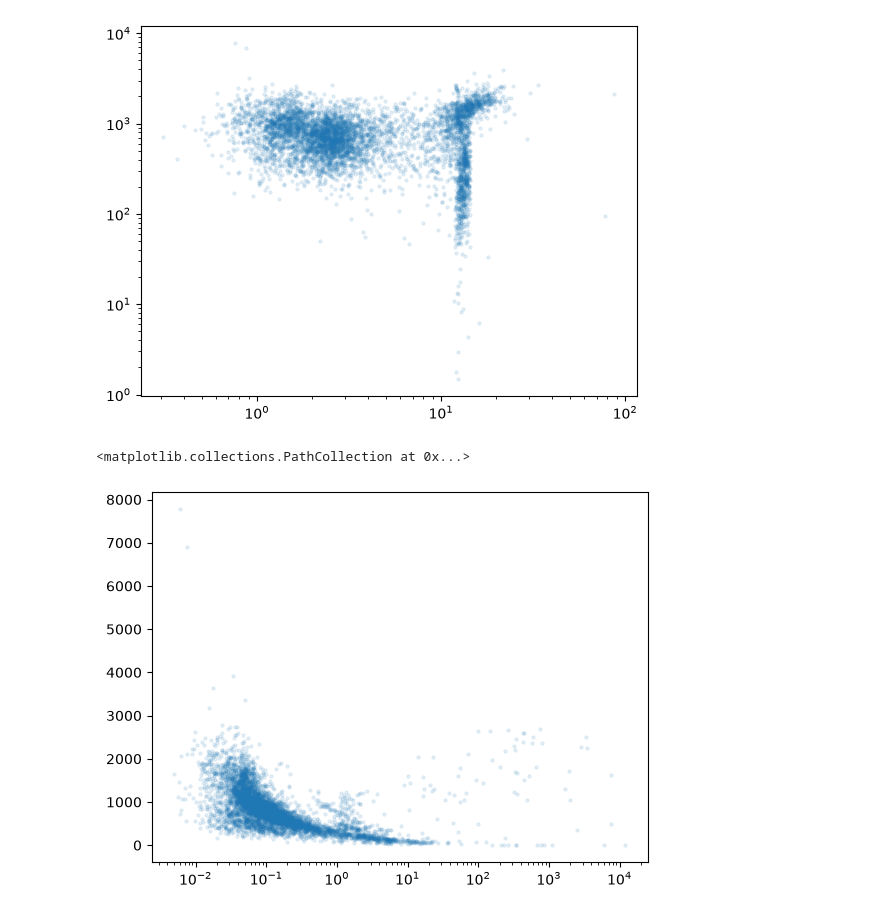
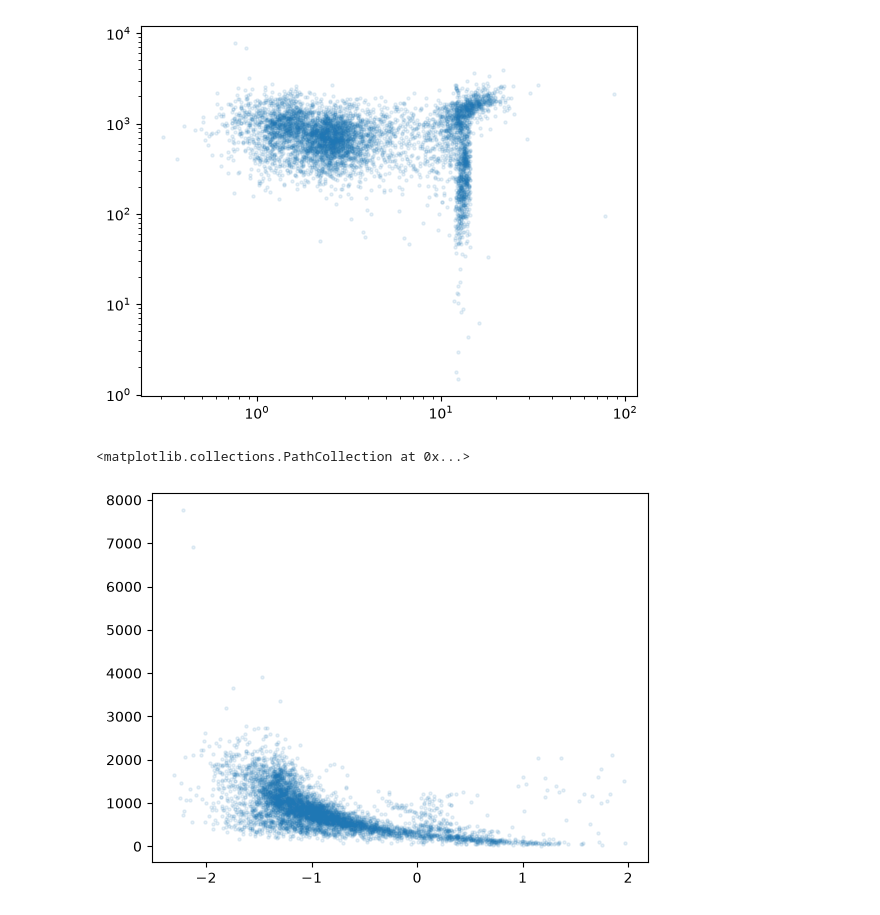
Before and after one commit to C00299231/DataScProject, a Jupyter notebook: clusteringTest.ipynb, the cells around one changed output. Drawn from its saved outputs; the diff is of its cells as text; code cells hidden in the pictures.

```diff
--- a/clusteringTest.ipynb
+++ b/clusteringTest.ipynb
@@ -75,15 +75,17 @@ plt.scatter(x, y, alpha=0.1, s=5)
 <matplotlib.collections.PathCollection at 0x...>
 [figure]
 # %%
-# removeOutliers = df["pl_orb_semimajor_axis"] < 1.0
-# d = df[removeOutliers]
-x = df["pl_orb_semimajor_axis"]
-y = df["pl_temp"]
+import numpy as np
+removeOutliers = df["pl_orb_semimajor_axis"] < 100.0
+d = df[removeOutliers]
+d["smaxis_log"] = np.log10(df["pl_orb_semimajor_axis"])
+x = d["smaxis_log"]
+y = d["pl_temp"]
 
 p = plt.figure()
-plt.xscale("log")
+#plt.xscale("log")
 plt.scatter(x, y, alpha=0.1, s=5)
 # %% [output]
 <matplotlib.collections.PathCollection at 0x...>
-[figure, old version]
+[figure, new version]
 # %%
```
Also changed, not shown: parts of 2 cells of this notebook.
